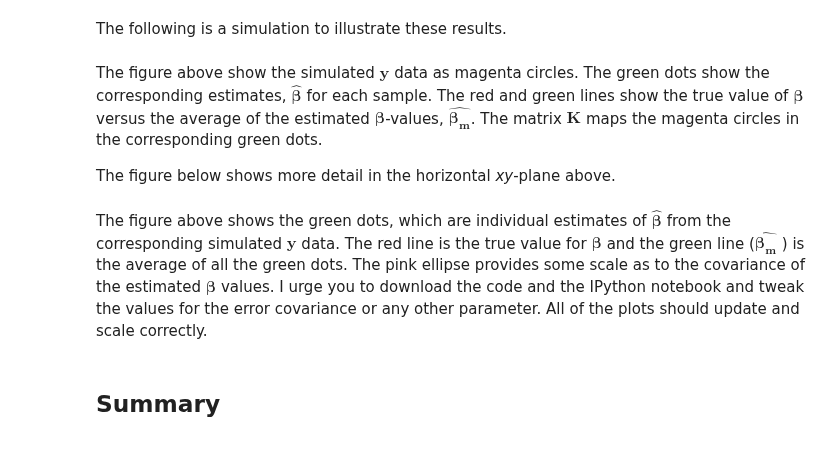
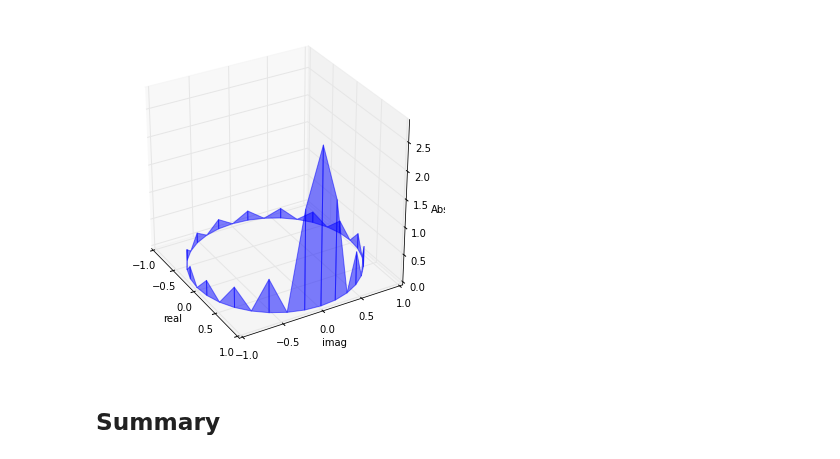
Before and after one commit to unpingco/Python-for-Signal-Processing, a Jupyter notebook: Fourier_Transform.ipynb, the cells around one changed output. Cells and saved outputs as stored; diff of their text form; code cells hidden in the pictures.

```diff
--- a/Fourier_Transform.ipynb
+++ b/Fourier_Transform.ipynb
@@ -150,11 +62,41 @@ $$ \mathbb{E}(\hat{\boldsymbol{\beta}}-\boldsymbol{\beta}) (\hat{\boldsymbol{\be
-# %% [markdown]
-The following  is a simulation to illustrate these results.
-# %% [markdown]
-The figure above show the simulated $\mathbf{y}$ data as magenta circles. The green dots show the corresponding estimates, $\boldsymbol{\hat{\beta}}$ for each sample. The red and green lines show the true value of $\boldsymbol{\beta}$ versus the average of the estimated $\boldsymbol{\beta}$-values, $\boldsymbol{\hat{\beta_m}}$. The   matrix $\mathbf{K}$ maps the magenta circles in the corresponding green dots.
-
-The figure below shows more detail in the horizontal *xy*-plane above.
-# %% [markdown]
-The figure above shows the green dots, which are individual estimates of $\boldsymbol{\hat{\beta}}$ from the corresponding simulated $\mathbf{y}$ data. The red line is the true value for $\boldsymbol{\beta}$  and the green line ($\boldsymbol{\hat{\beta_m}}$ ) is the average of all the green dots. The pink ellipse provides some scale as to the covariance of the estimated $\boldsymbol{\beta}$  values. I urge you to download the code and the IPython notebook and tweak the values for the error covariance or any other parameter. All of the plots should update and scale correctly.
+# %%
+
+
+fig = plt.figure()
+fig.set_size_inches(6,6)
+ax = fig.add_subplot(1, 1, 1, projection='3d')
+ax.axis([-1,1,-1,1])
+ax.set_zlim([0,d[:,2].max()])
+ax.set_aspect(1)
+ax.view_init(azim=-30)
+ax.set_xlabel('real')
+ax.set_ylabel('imag')
+ax.set_zlabel('Abs')
+
+def facet_filled(x,alpha=0.5,color='b'):
+    'construct 3D facet from adjacent points filled to zero'
+    a,b=x
+    a0= a*array([1,1,0])
+    b0= b*array([1,1,0])
+    ve = vstack([a,a0,b0,b])      # create closed polygon facet
+    poly = Poly3DCollection([ve]) # create facet
+    poly.set_alpha(alpha)
+    poly.set_color(color)
+    return poly
+
+sl=[slice(i,i+2) for i in range(d.shape[0]-2)] # collect neighboring points
+for s in sl:
+  poly=facet_filled(d[s,:])
+  ax.add_collection3d(poly)
+
+# edge polygons
+ax.add_collection3d(facet_filled(d[[-1,0],:]))
+ax.add_collection3d(facet_filled(d[[-2,-1],:]))
+
+
+plt.show()
+# %% [output]
+[figure, added]
 # %% [markdown]
 ## Summary
 # %% [markdown]
```
Also changed, not shown: parts of 6 cells of this notebook.
